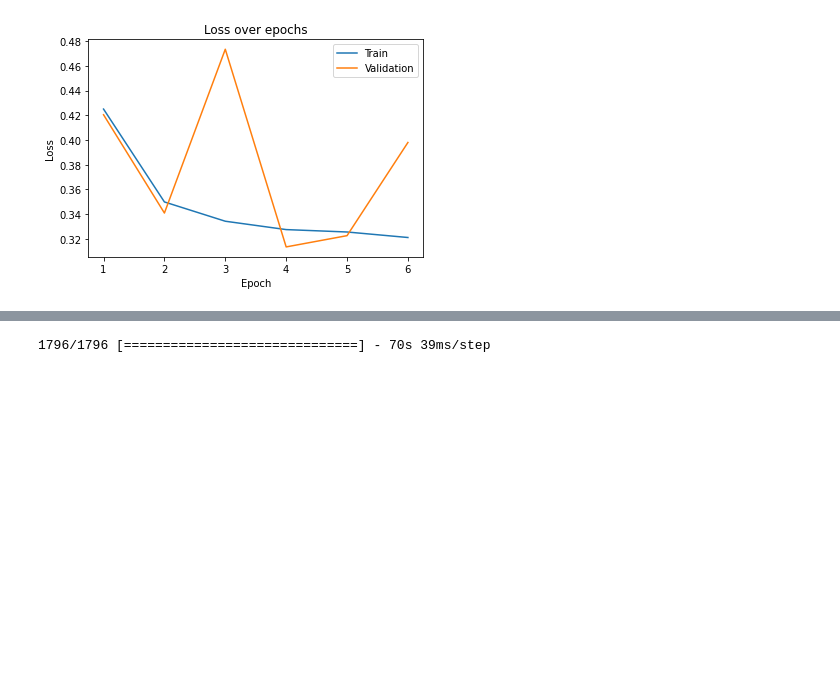
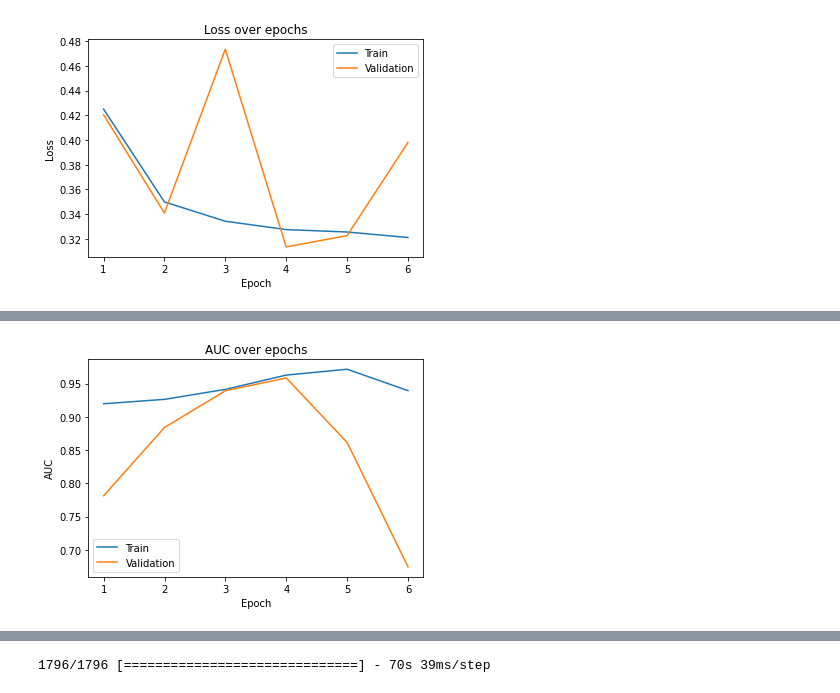
Before and after one commit to HeTalksInMaths/Kaggle-Hist-Cancer-Transfer, a Jupyter notebook: kaggle-histopathologic-cancer-transfer-learning.ipynb, the cells around one changed output, grey strips where cells are left out. Saved outputs shown, nothing was run; the diff lists cells and outputs as text; code cells hidden in the pictures; blank space fills up the shorter version.

```diff
--- a/kaggle-histopathologic-cancer-transfer-learning.ipynb
+++ b/kaggle-histopathologic-cancer-transfer-learning.ipynb
@@ -471,0 +485,33 @@ plt.show()
+# %%
+np.random.seed(0)
+tf.random.set_seed(0)
+
+num_classes = 1
+
+model5 = Sequential()
+model5.add(ResNet50(include_top= False, pooling='max', weights='imagenet'))
+model5.add(Dense(num_classes, activation='sigmoid'))
+
+# Indicate whether the first layer should be trained/changed or not.
+model5.layers[0].trainable = True
+
+model5.compile(optimizer='adam',
+               loss='binary_crossentropy',
+               metrics=[AUC(name="auc")])
+
+train_step_size = train_generator.n // train_generator.batch_size
+epochs = 10
+#filepath = 'best_model.h5'
+#check = ModelCheckpoint(filepath,
+                        #monitor='val_auc',  # validation AUC
+                        #save_best_only=True,
+                        #mode='max')
+es = EarlyStopping(monitor='val_auc', patience = 2, mode = 'max', restore_best_weights = True)
+
+fit_stats = model5.fit(train_generator3,
+                       steps_per_epoch=train_step_size,
+                       validation_data=validation_generator3,
+                       validation_steps=1,
+                       epochs = epochs,
+                       callbacks = [es],
+                       verbose=1)
@@ -471,0 +531,10 @@ plt.show()
+# %%
+plt.plot(range(1,len(fit_stats.history['auc']) + 1), fit_stats.history['auc'])
+plt.plot(range(1, len(fit_stats.history['auc']) + 1) ,fit_stats.history['val_auc'])
+plt.title('AUC over epochs')
+plt.ylabel('AUC')
+plt.xlabel('Epoch')
+plt.legend(['Train', 'Validation'], loc='best')
+plt.show()
+# %% [output]
+[figure, added]
```
Also changed, not shown: parts of 28 cells of this notebook.
